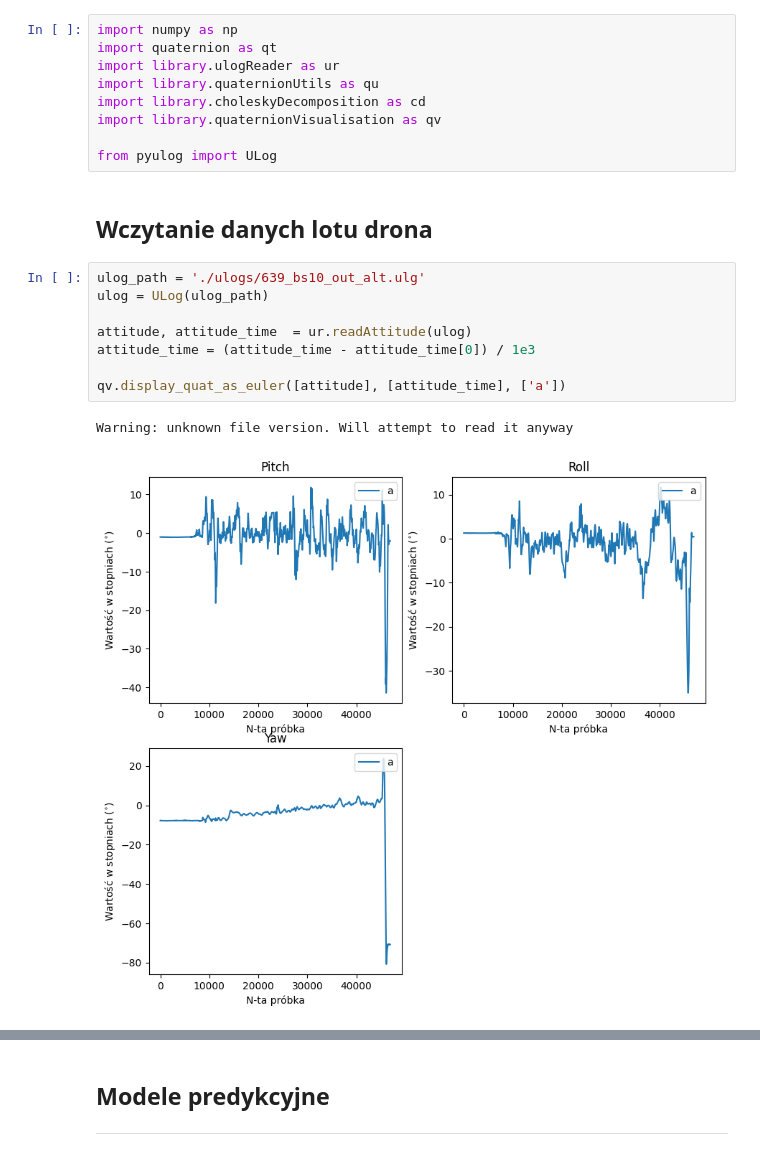
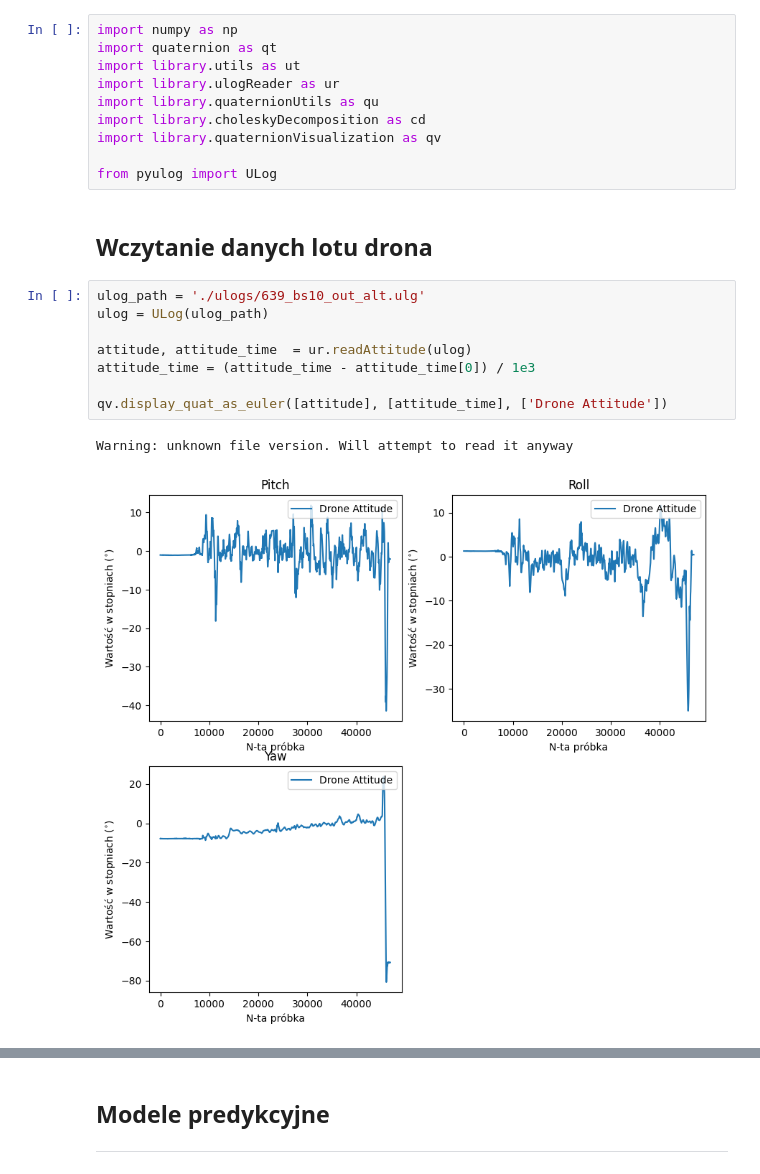
Before and after one commit to BezdzietnyAntoni/QuaternionPredictionAR, a Jupyter notebook: DroneMerged.ipynb, the cells around one changed output, grey strips where cells are left out. Cells and saved outputs as stored; diff of their text form.

```diff
--- a/DroneMerged.ipynb
+++ b/DroneMerged.ipynb
@@ -1,10 +1,11 @@
 # %%
 import numpy as np
 import quaternion as qt
+import library.utils as ut
 import library.ulogReader as ur
 import library.quaternionUtils as qu
 import library.choleskyDecomposition as cd
-import library.quaternionVisualisation as qv
+import library.quaternionVisualization as qv
 
 from pyulog import ULog
 # %% [markdown]
@@ -12,14 +13,14 @@ from pyulog import ULog
 # %%
 ulog_path = './ulogs/639_bs10_out_alt.ulg'
 ulog = ULog(ulog_path)
 
 attitude, attitude_time  = ur.readAttitude(ulog)
 attitude_time = (attitude_time - attitude_time[0]) / 1e3
 
-qv.display_quat_as_euler([attitude], [attitude_time], ['a'])
+qv.display_quat_as_euler([attitude], [attitude_time], ['Drone Attitude'])
 # %% [output]
 Warning: unknown file version. Will attempt to read it anyway
-[figure, old version]
+[figure, new version]
 # %%
 start_time = 8e3
 end_time   = 45e3
```
Also changed, not shown: parts of 8 cells of this notebook, 4 other files.
